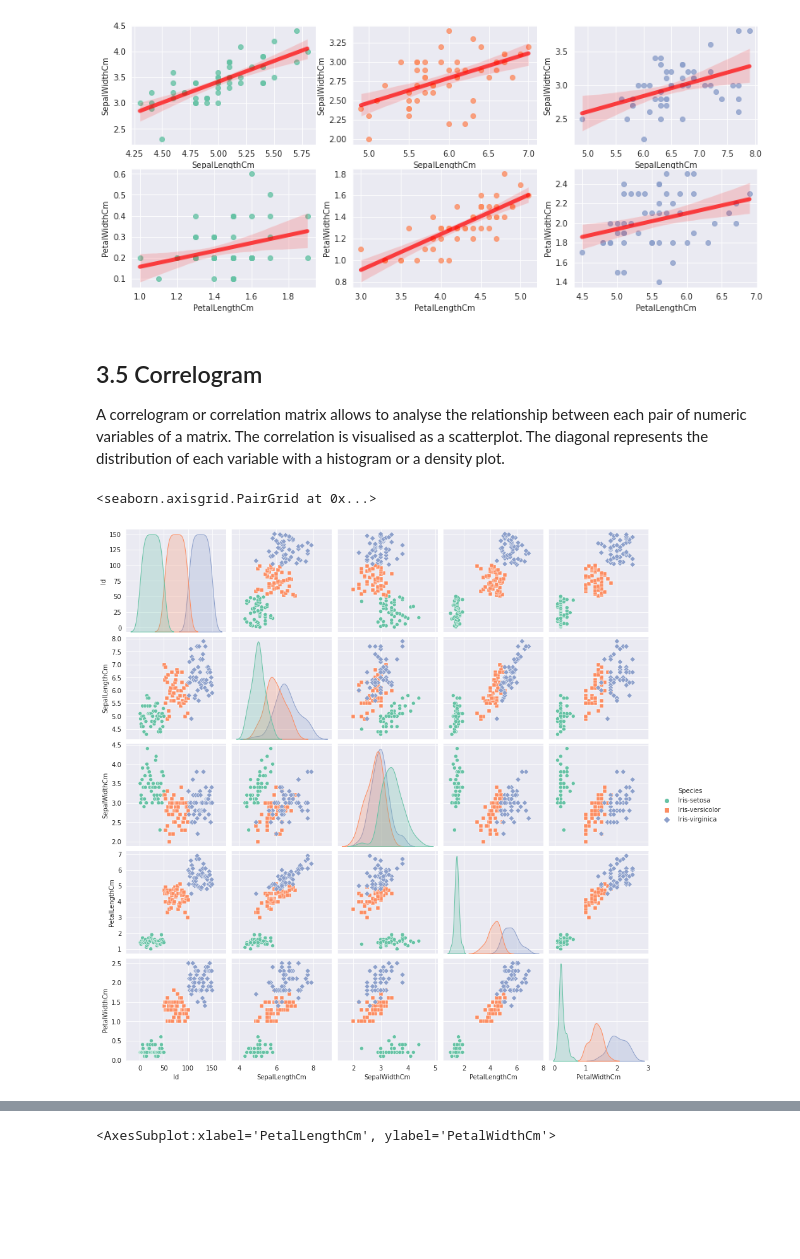
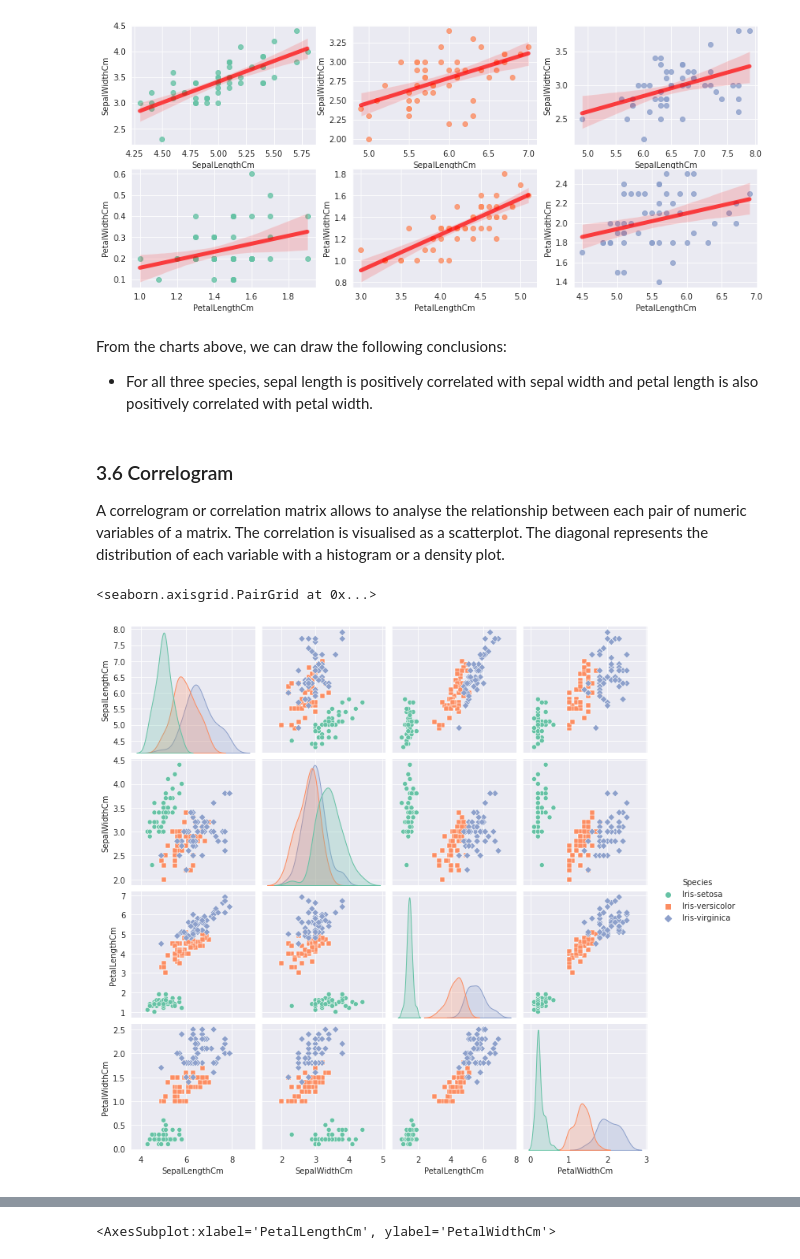
Before and after one commit to OE-Heart/Lab4DM, a Jupyter notebook: Lab1/Lab1.ipynb, the cells around one changed output, grey strips where cells are left out. Cells and saved outputs as stored; diff of their text form; code cells hidden in the pictures; blank space fills up the shorter version.

```diff
--- a/Lab1/Lab1.ipynb
+++ b/Lab1/Lab1.ipynb
@@ -167,12 +221,16 @@ sns.regplot(x=df.where(df.Species == "Iris-virginica")["PetalLengthCm"], y=df.wh
 # %% [output]
 <AxesSubplot:xlabel='PetalLengthCm', ylabel='PetalWidthCm'>
 [figure]
+# %% [markdown]
+From the charts above, we can draw the following conclusions:
+
+- For all three species, sepal length is positively correlated with sepal width and petal length is also positively correlated with petal width.
 # %% [markdown]
-## 3.5 Correlogram
+### 3.6 Correlogram
 
 A correlogram or correlation matrix allows to analyse the relationship between each pair of numeric variables of a matrix. The correlation is visualised as a scatterplot. The diagonal represents the distribution of each variable with a histogram or a density plot.
 # %%
-sns.pairplot(df, kind="scatter", hue="Species", markers=["o", "s", "D"])
+sns.pairplot(df.drop("Id", axis=1), kind="scatter", hue="Species", markers=["o", "s", "D"])
 # %% [output]
 <seaborn.axisgrid.PairGrid at 0x...>
-[figure, old version]
+[figure, new version]
```
Also changed, not shown: parts of 26 cells of this notebook.
